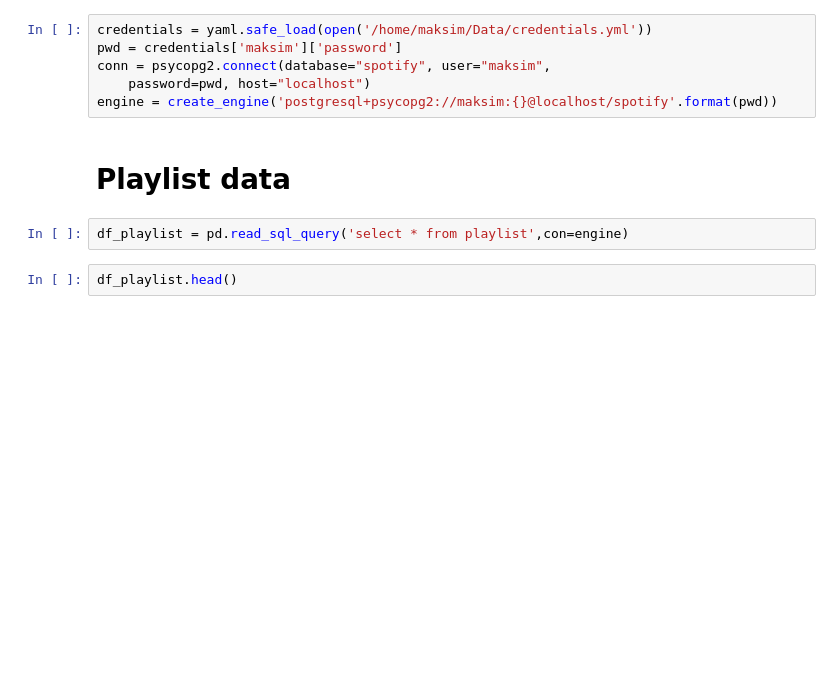
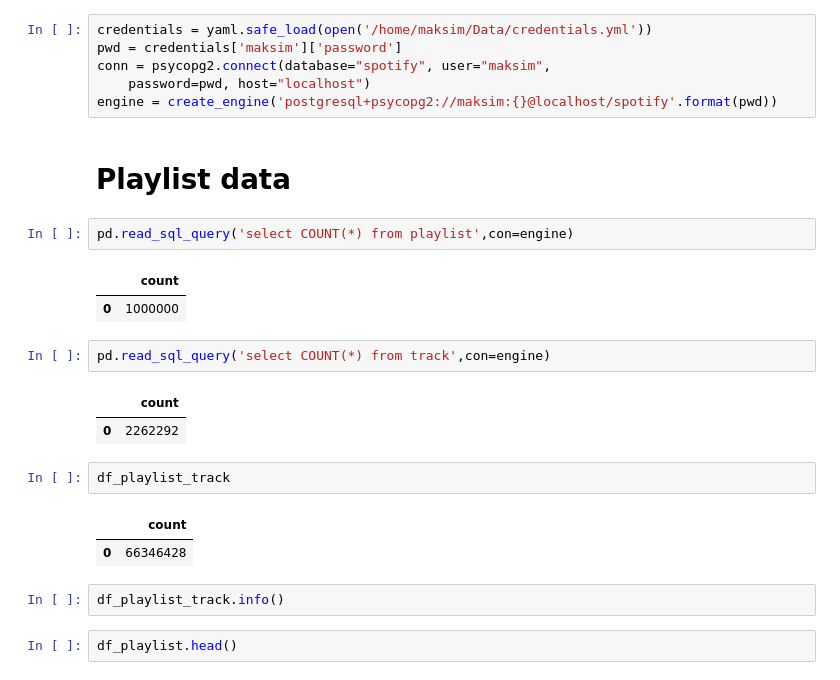
Before and after one commit to BorisovMaksim/Recommendation-system, a Jupyter notebook: notebooks/EDA.ipynb, the cells around one changed output. Cells and saved outputs as stored; diff of their text form; blank space fills up the shorter version.

```diff
--- a/notebooks/EDA.ipynb
+++ b/notebooks/EDA.ipynb
@@ -22,8 +22,23 @@ conn = psycopg2.connect(database="spotify", user="maksim",
 engine = create_engine('postgresql+psycopg2://maksim:{}@localhost/spotify'.format(pwd))
 # %% [markdown]
 # Playlist data
+# %%
+pd.read_sql_query('select COUNT(*) from playlist',con=engine)
+# %% [output]
+|  | count |
+| 0 | 1000000 |
 # %%
-df_playlist = pd.read_sql_query('select * from playlist',con=engine)
+pd.read_sql_query('select COUNT(*) from track',con=engine)
+# %% [output]
+|  | count |
+| 0 | 2262292 |
+# %%
+df_playlist_track
+# %% [output]
+|  | count |
+| 0 | 66346428 |
+# %%
+df_playlist_track.info()
 # %%
 df_playlist.head()
 # %% [output]
```
Also changed, not shown: 3 other files.
